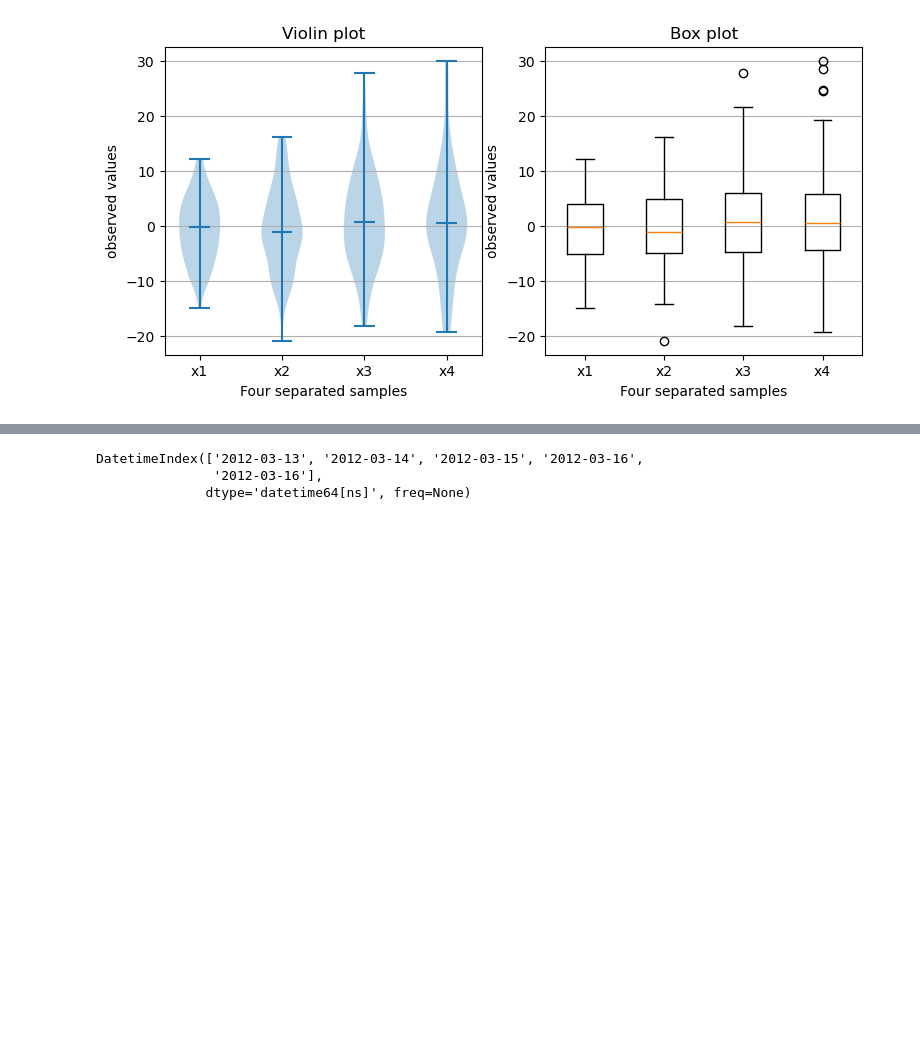
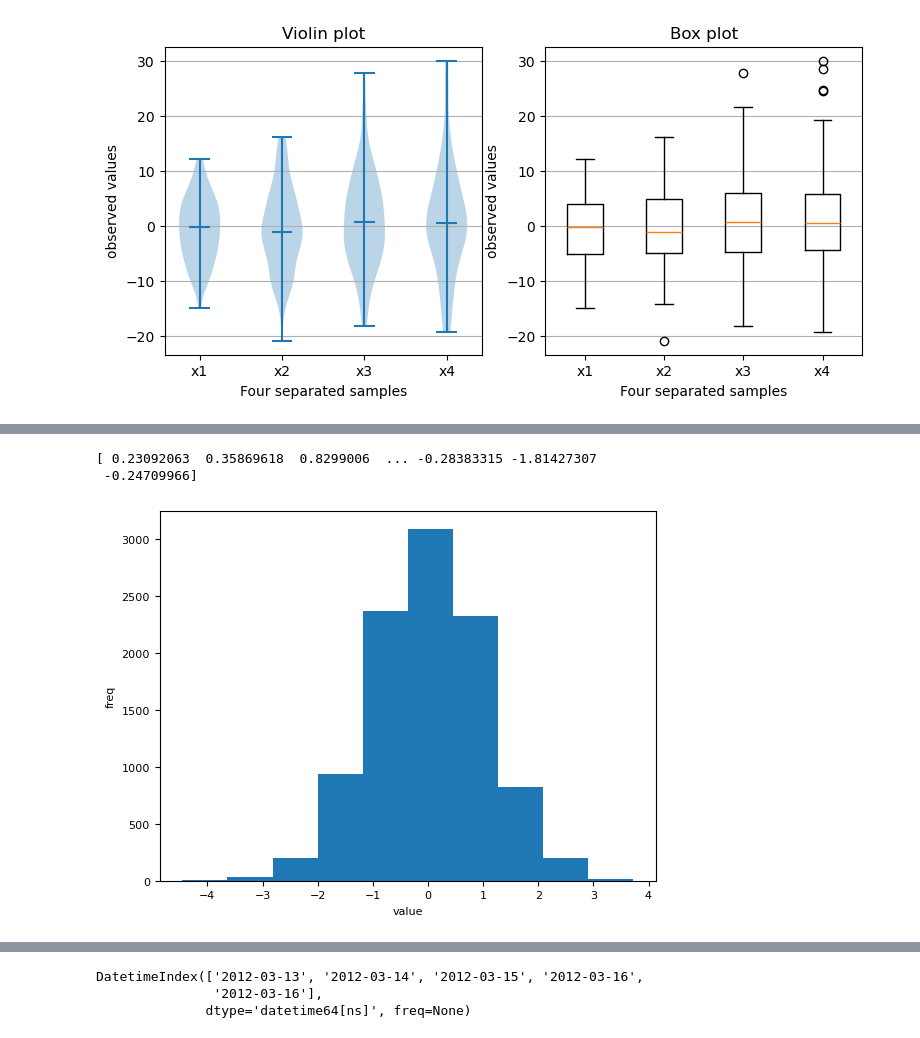
Before and after one commit to namsuhyeong/numpypr, a Jupyter notebook: numpy_basic_01.ipynb, the cells around one changed output, grey strips where cells are left out. Cells and saved outputs as stored; diff of their text form; code cells hidden in the pictures; blank space fills up the shorter version.

Commit message:
04/24 numpy 공부

```diff
--- a/numpy_basic_01.ipynb
+++ b/numpy_basic_01.ipynb
@@ -874,0 +926,21 @@ plt.show()
+# %%
+# historgram : 히스토그램
+
+import numpy as np
+import pandas as pd
+import matplotlib.pyplot as plt
+%matplotlib inline
+
+number = np.random.normal(size=10000)
+print(number) # 연속형 데이터
+
+plt.hist(number)
+
+plt.xlabel('value')
+plt.ylabel('freq')
+
+plt.show()
+# %% [output]
+[ 0.23092063  0.35869618  0.8299006  ... -0.28383315 -1.81427307
+ -0.24709966]
+[figure, added]
```
Also changed, not shown: parts of 30 cells of this notebook.
